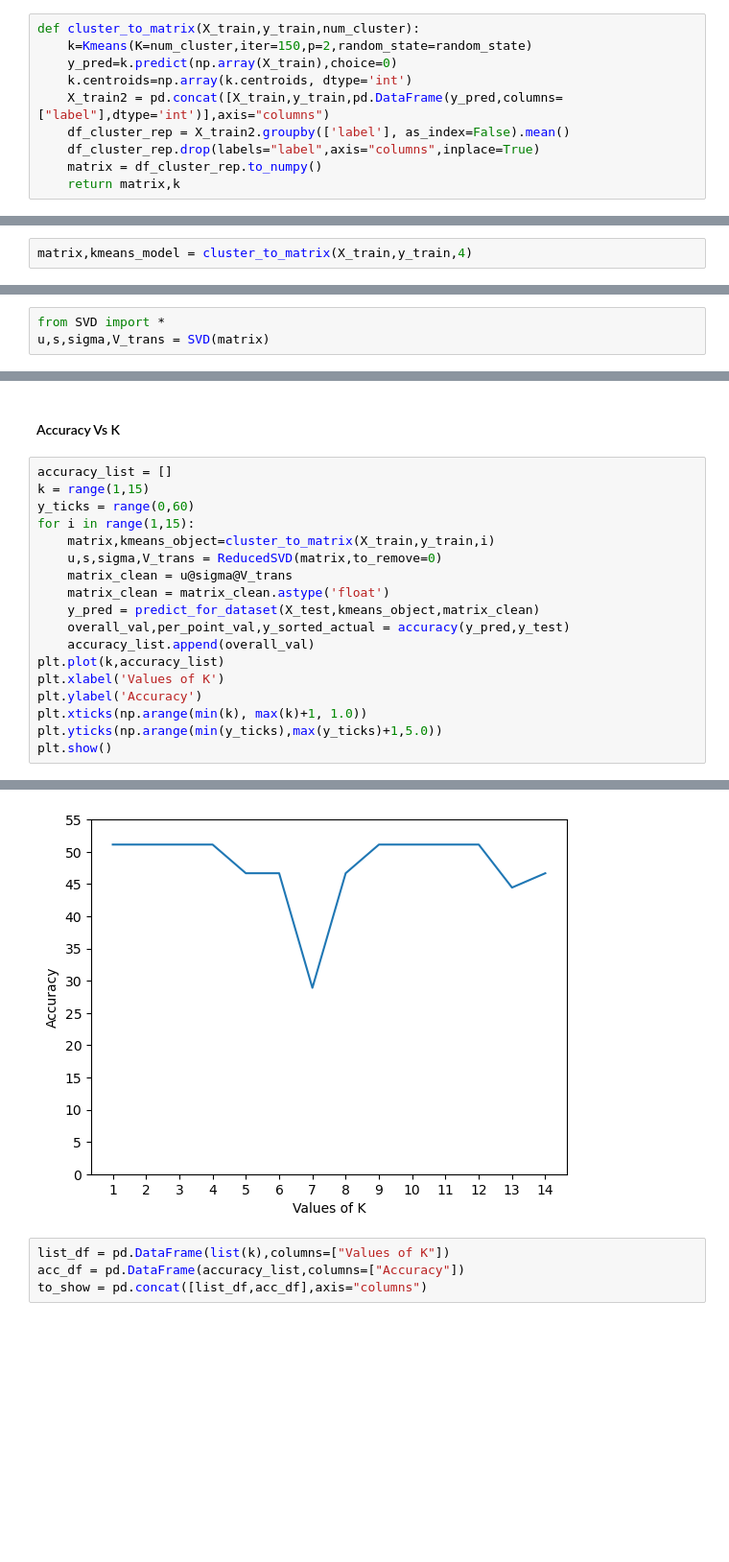
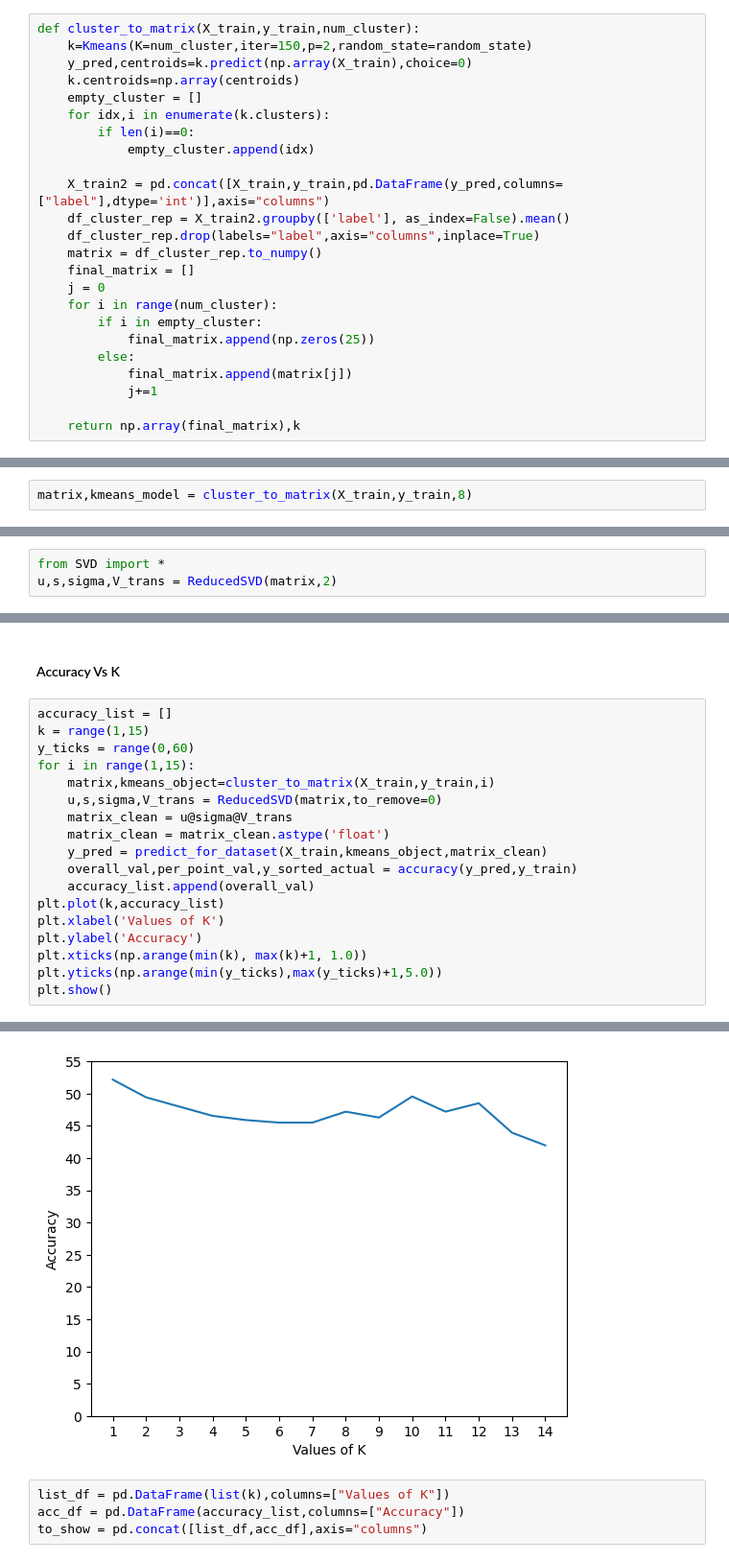
Before and after one commit to MnCSSJ4x/IIITB-Course-Recommendation-System, a Jupyter notebook: mainWithMean.ipynb, the cells around one changed output, grey strips where cells are left out. Shown at 96% size. Saved outputs shown, nothing was run; the diff lists cells and outputs as text; blank space fills up the shorter version.

```diff
--- a/mainWithMean.ipynb
+++ b/mainWithMean.ipynb
@@ -63,13 +63,27 @@ Index(['Data Structures and Algorithms', 'Computer Architecture\n',
 # %%
 def cluster_to_matrix(X_train,y_train,num_cluster):
     k=Kmeans(K=num_cluster,iter=150,p=2,random_state=random_state)
-    y_pred=k.predict(np.array(X_train),choice=0)
-    k.centroids=np.array(k.centroids, dtype='int')
+    y_pred,centroids=k.predict(np.array(X_train),choice=0)
+    k.centroids=np.array(centroids)
+    empty_cluster = []
+    for idx,i in enumerate(k.clusters):
+        if len(i)==0:
+            empty_cluster.append(idx)
+
     X_train2 = pd.concat([X_train,y_train,pd.DataFrame(y_pred,columns=["label"],dtype='int')],axis="columns")
     df_cluster_rep = X_train2.groupby(['label'], as_index=False).mean()
     df_cluster_rep.drop(labels="label",axis="columns",inplace=True)
     matrix = df_cluster_rep.to_numpy()
-    return matrix,k
+    final_matrix = []
+    j = 0
+    for i in range(num_cluster):
+        if i in empty_cluster:
+            final_matrix.append(np.zeros(25))
+        else:
+            final_matrix.append(matrix[j])
+            j+=1
+
+    return np.array(final_matrix),k
 # %% [markdown]
 Performing the task on dataset
 # %%
@@ -111,7 +125,7 @@ y
 from sklearn.model_selection import train_test_split
 X_train,X_test,y_train,y_test=train_test_split(X,y,test_size=0.05, shuffle=True,random_state=random_state)
 # %%
-matrix,kmeans_model = cluster_to_matrix(X_train,y_train,4)
+matrix,kmeans_model = cluster_to_matrix(X_train,y_train,8)
 # %%
 matrix
 # %% [output]
@@ -142,6 +153,6 @@ matrix.shape
 # %%
 from SVD import *
-u,s,sigma,V_trans = SVD(matrix)
+u,s,sigma,V_trans = ReducedSVD(matrix,2)
 # %%
 matrix_clean = u@sigma@V_trans
 matrix_clean = matrix_clean.astype('float')
@@ -368,8 +359,8 @@ for i in range(1,15):
     u,s,sigma,V_trans = ReducedSVD(matrix,to_remove=0)
     matrix_clean = u@sigma@V_trans
     matrix_clean = matrix_clean.astype('float')
-    y_pred = predict_for_dataset(X_test,kmeans_object,matrix_clean)
-    overall_val,per_point_val,y_sorted_actual = accuracy(y_pred,y_test)
+    y_pred = predict_for_dataset(X_train,kmeans_object,matrix_clean)
+    overall_val,per_point_val,y_sorted_actual = accuracy(y_pred,y_train)
     accuracy_list.append(overall_val)
 plt.plot(k,accuracy_list)
 plt.xlabel('Values of K')
@@ -395,4 +386,4 @@ Total Entries received:  45  Total Correct:  21
-[figure, old version]
+[figure, new version]
 # %%
 list_df = pd.DataFrame(list(k),columns=["Values of K"])
 acc_df = pd.DataFrame(accuracy_list,columns=["Accuracy"])
```
Also changed, not shown: parts of 22 cells of this notebook, 9 other files.
